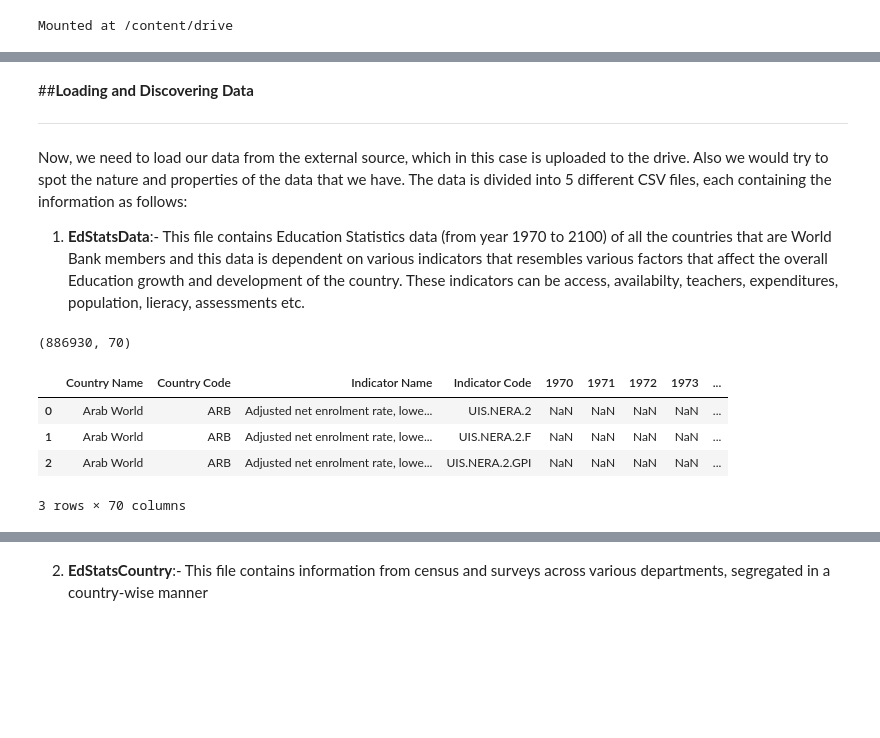
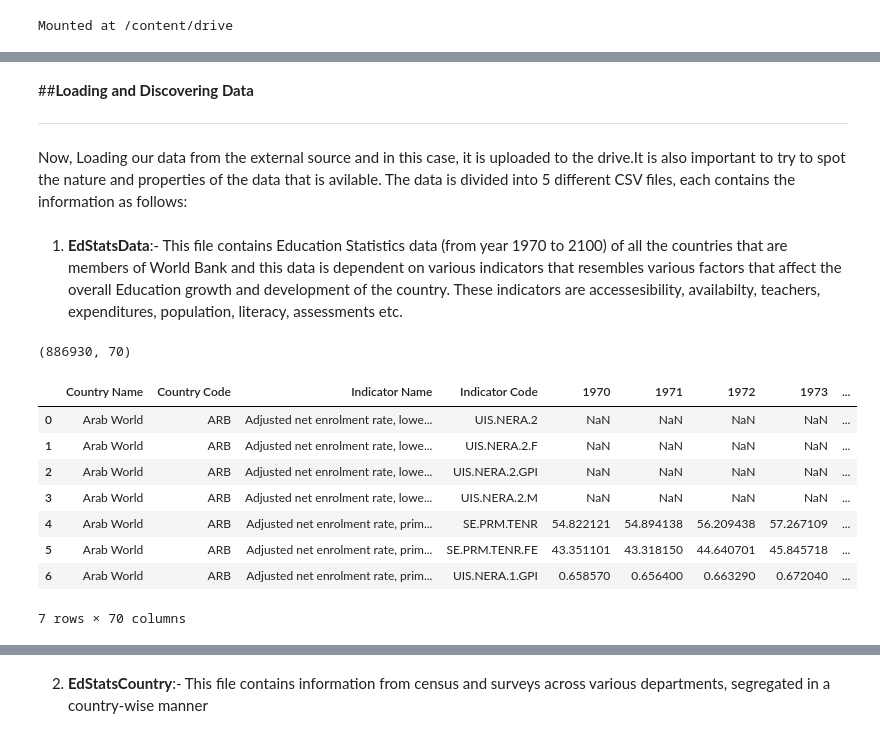
Before and after one commit to DS-Shubham-Pandey/World-Bank-Global-Education-Analysis, a Jupyter notebook: World_Bank_Global_Education_Analysis_Capstone_Project.ipynb, the cells around one changed output, grey strips where cells are left out. Drawn from its saved outputs; the diff is of its cells as text; code cells hidden in the pictures; blank space fills up the shorter version.

```diff
--- a/World_Bank_Global_Education_Analysis_Capstone_Project.ipynb
+++ b/World_Bank_Global_Education_Analysis_Capstone_Project.ipynb
@@ -96,32 +108,35 @@ import numpy as np
 %matplotlib inline
+# %% [markdown]
+##**Loading and Discovering Data**
+******
+Now, Loading our data from the external source and in this case, it is uploaded to the drive.It is also important to try to spot the nature and properties of the data that is avilable. The data is divided into 5 different CSV files, each contains the information as follows:
 # %% [markdown]
-##**Loading and Discovering Data**
-******
-Now, we need to load our data from the external source, which in this case is uploaded to the drive. Also we would try to spot the nature and properties of the data that we have. The data is divided into 5 different CSV files, each containing the information as follows:
-
-
-1.   **EdStatsData**:- This file contains Education Statistics data (from year 1970 to 2100) of all the countries that are World Bank members and this data is dependent on various indicators that resembles various factors that affect the overall Education growth and development of the country. These indicators can be access, availabilty, teachers, expenditures, population, lieracy, assessments etc.
+1.   **EdStatsData**:- This file contains Education Statistics data (from year 1970 to 2100) of all the countries that are members of World Bank and this data is dependent on various indicators that resembles various factors that affect the overall Education growth and development of the country. These indicators are accessesibility, availabilty, teachers, expenditures, population, literacy, assessments etc.
 # %%
-# The variable Data_path contains the path of dataset stored in drive.
-# This path is common for all files so this variable can be used multiple times to load respective files.
+# The variable Data_path stores the path of dataset stored in drive.
+# This path is common for all files so this variable can be used multiple times for uploading respective files.
 
 Data_path = "/content/drive/MyDrive/AlmaBetter/Modules/Module 1 : Python for Data Science/Capstone Project/Contents/EdStatsData.csv"
 
 # Importing EdStatsData File.
 EdStatsData = pd.read_csv(Data_path)
 
 # shape of data.
 print(EdStatsData.shape)
 
-# Displaying first 3 rows.
-EdStatsData.head(3)
+# Displaying first 7 rows.
+EdStatsData.head(7)
 # %% [output]
 (886930, 70)
 |  | Country Name | Country Code | Indicator Name | Indicator Code | 1970 | 1971 | 1972 | 1973 | ... |
 | 0 | Arab World | ARB | Adjusted net enrolment rate, lowe... | UIS.NERA.2 | NaN | NaN | NaN | NaN | ... |
 | 1 | Arab World | ARB | Adjusted net enrolment rate, lowe... | UIS.NERA.2.F | NaN | NaN | NaN | NaN | ... |
 | 2 | Arab World | ARB | Adjusted net enrolment rate, lowe... | UIS.NERA.2.GPI | NaN | NaN | NaN | NaN | ... |
+| 3 | Arab World | ARB | Adjusted net enrolment rate, lowe... | UIS.NERA.2.M | NaN | NaN | NaN | NaN | ... |
+| 4 | Arab World | ARB | Adjusted net enrolment rate, prim... | SE.PRM.TENR | 54.822121 | 54.894138 | 56.209438 | 57.267109 | ... |
+| 5 | Arab World | ARB | Adjusted net enrolment rate, prim... | SE.PRM.TENR.FE | 43.351101 | 43.318150 | 44.640701 | 45.845718 | ... |
+| 6 | Arab World | ARB | Adjusted net enrolment rate, prim... | UIS.NERA.1.GPI | 0.658570 | 0.656400 | 0.663290 | 0.672040 | ... |
-3 rows × 70 columns
+7 rows × 70 columns
 # %%
 # Using the describe function to analyze the nature and paradigm of EdStatsData.
 EdStatsData.describe()
```
Also changed, not shown: parts of 12 cells of this notebook.
